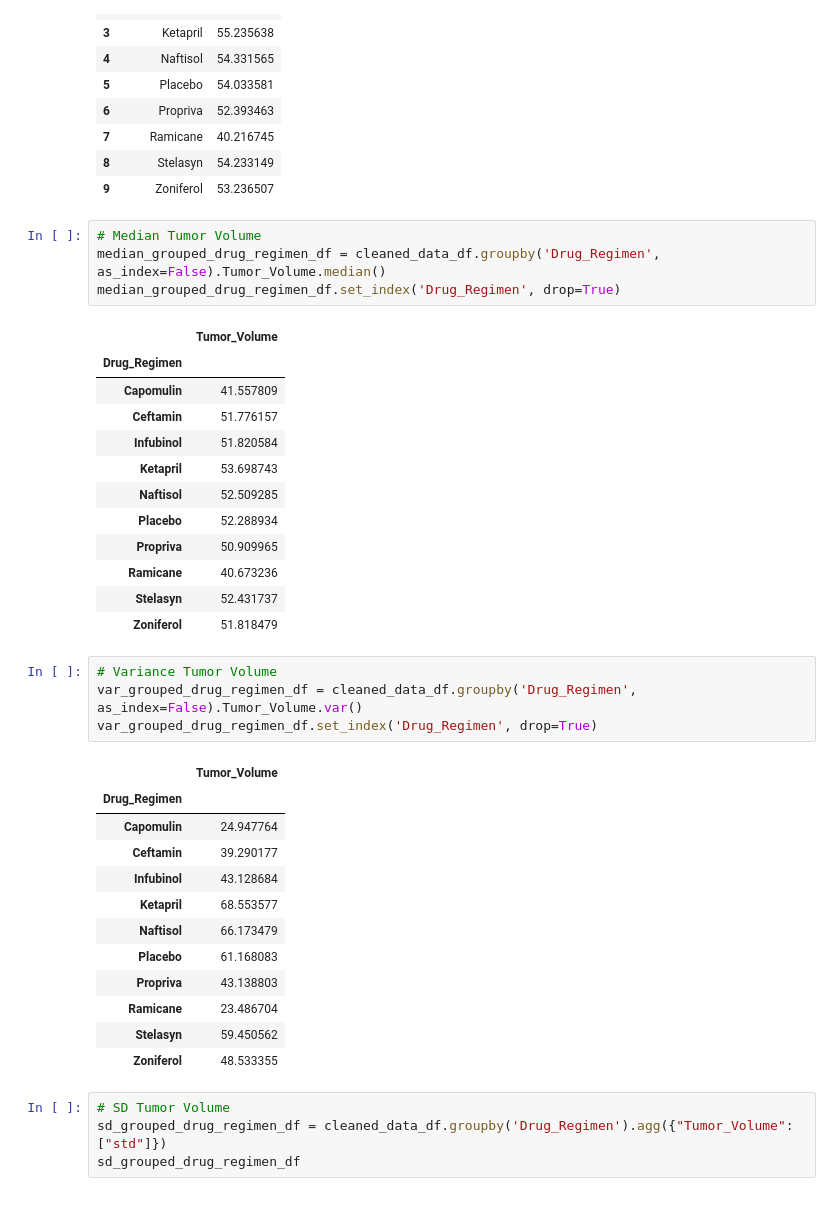
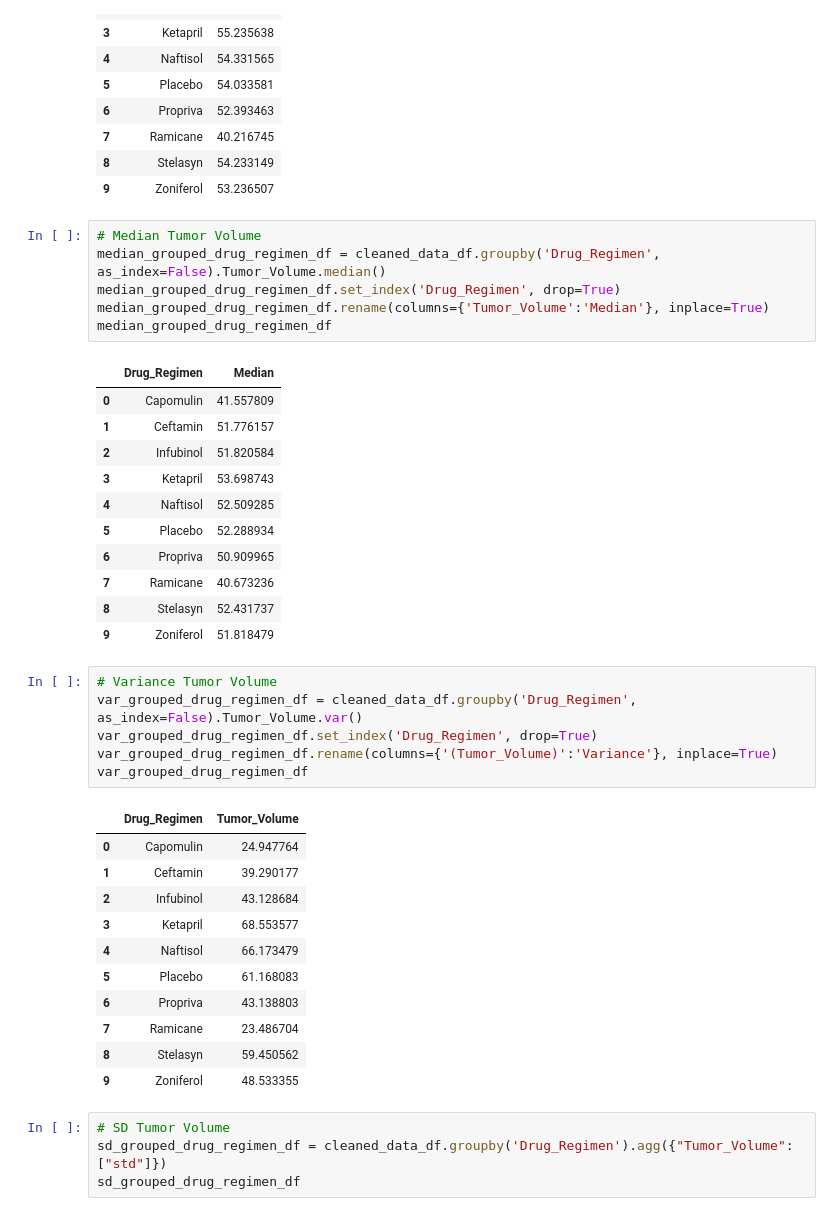
Before and after one commit to kwelter23/matplotlip, a Jupyter notebook: Pymaceuticals/pymaceuticals_starter.ipynb, the cells around one changed output. Drawn from its saved outputs; the diff is of its cells as text.

```diff
--- a/Pymaceuticals/pymaceuticals_starter.ipynb
+++ b/Pymaceuticals/pymaceuticals_starter.ipynb
@@ -129,37 +130,39 @@ mean_grouped_drug_regimen_df
 # %%
 # Median Tumor Volume
 median_grouped_drug_regimen_df = cleaned_data_df.groupby('Drug_Regimen', as_index=False).Tumor_Volume.median()
 median_grouped_drug_regimen_df.set_index('Drug_Regimen', drop=True)
+median_grouped_drug_regimen_df.rename(columns={'Tumor_Volume':'Median'}, inplace=True)
+median_grouped_drug_regimen_df
 # %% [output]
-|  | Tumor_Volume |
-| Drug_Regimen |  |
-| Capomulin | 41.557809 |
-| Ceftamin | 51.776157 |
-| Infubinol | 51.820584 |
-| Ketapril | 53.698743 |
-| Naftisol | 52.509285 |
-| Placebo | 52.288934 |
-| Propriva | 50.909965 |
-| Ramicane | 40.673236 |
-| Stelasyn | 52.431737 |
-| Zoniferol | 51.818479 |
+|  | Drug_Regimen | Median |
+| 0 | Capomulin | 41.557809 |
+| 1 | Ceftamin | 51.776157 |
+| 2 | Infubinol | 51.820584 |
+| 3 | Ketapril | 53.698743 |
+| 4 | Naftisol | 52.509285 |
+| 5 | Placebo | 52.288934 |
+| 6 | Propriva | 50.909965 |
+| 7 | Ramicane | 40.673236 |
+| 8 | Stelasyn | 52.431737 |
+| 9 | Zoniferol | 51.818479 |
 # %%
 # Variance Tumor Volume
 var_grouped_drug_regimen_df = cleaned_data_df.groupby('Drug_Regimen', as_index=False).Tumor_Volume.var()
 var_grouped_drug_regimen_df.set_index('Drug_Regimen', drop=True)
+var_grouped_drug_regimen_df.rename(columns={'(Tumor_Volume)':'Variance'}, inplace=True)
+var_grouped_drug_regimen_df
 # %% [output]
-|  | Tumor_Volume |
-| Drug_Regimen |  |
-| Capomulin | 24.947764 |
-| Ceftamin | 39.290177 |
-| Infubinol | 43.128684 |
-| Ketapril | 68.553577 |
-| Naftisol | 66.173479 |
-| Placebo | 61.168083 |
-| Propriva | 43.138803 |
-| Ramicane | 23.486704 |
-| Stelasyn | 59.450562 |
-| Zoniferol | 48.533355 |
+|  | Drug_Regimen | Tumor_Volume |
+| 0 | Capomulin | 24.947764 |
+| 1 | Ceftamin | 39.290177 |
+| 2 | Infubinol | 43.128684 |
+| 3 | Ketapril | 68.553577 |
+| 4 | Naftisol | 66.173479 |
+| 5 | Placebo | 61.168083 |
+| 6 | Propriva | 43.138803 |
+| 7 | Ramicane | 23.486704 |
+| 8 | Stelasyn | 59.450562 |
+| 9 | Zoniferol | 48.533355 |
 # %%
 # SD Tumor Volume
 sd_grouped_drug_regimen_df = cleaned_data_df.groupby('Drug_Regimen').agg({"Tumor_Volume": ["std"]})
```
Also changed, not shown: parts of 6 cells of this notebook, 1 other file.
